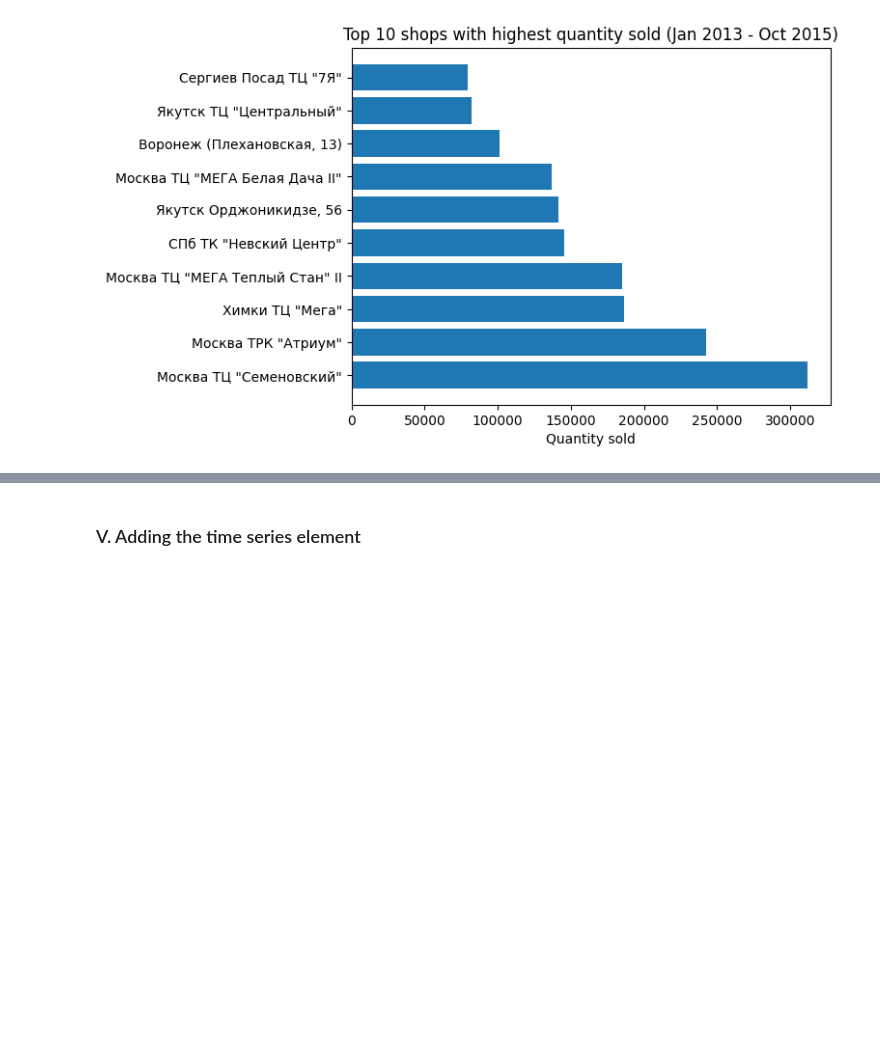
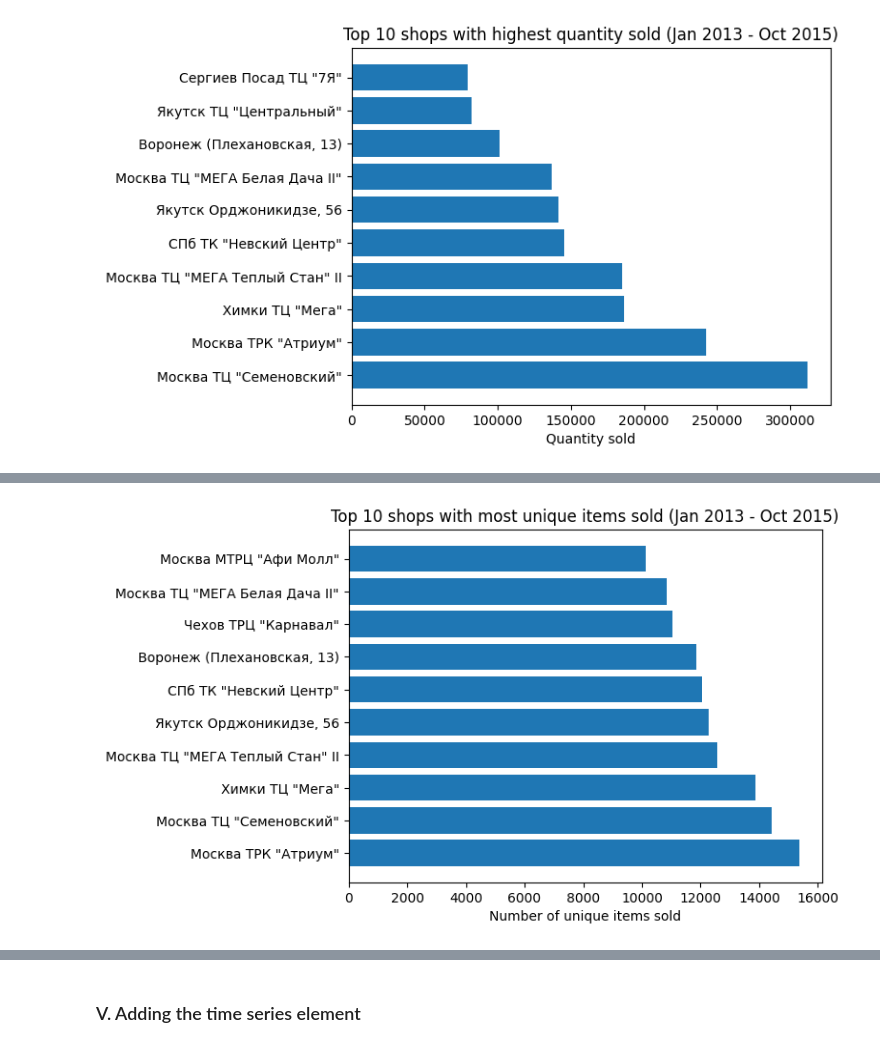
Before and after one commit to thaianle/future-sales-prediction, a Jupyter notebook: 01_analysis.ipynb, the cells around one changed output, grey strips where cells are left out. Drawn from its saved outputs; the diff is of its cells as text; code cells hidden in the pictures; blank space fills up the shorter version.

```diff
--- a/prediction_code.ipynb
+++ b/01_analysis.ipynb
@@ -543,3 +545,13 @@ ax.set_title('Top 10 shops with highest quantity sold (Jan 2013 - Oct 2015)')
 plt.show()
 # %% [output]
 [figure]
+# %%
+# Get unique (shop_id, item_id) pairs
+shop_item_unique = sales_full[['shop_id', 'shop_name', 'item_id']].copy()
+shop_item_unique.drop_duplicates(inplace = True)
+
+# Top 10 shops selling the most unique items
+shops_and_items = shop_item_unique.groupby(['shop_id', 'shop_name'], as_index = False).count()
+shops_and_items.sort_values('item_id', ascending = False, inplace = True)
+shops_and_items = shops_and_items.iloc[:10]
+shops_and_items
@@ -545,0 +570,9 @@ plt.show()
+# %%
+fig, ax = plt.subplots()
+ax.barh(shops_and_items['shop_name'], shops_and_items['item_id'])
+
+ax.set_xlabel('Number of unique items sold')
+ax.set_title('Top 10 shops with most unique items sold (Jan 2013 - Oct 2015)')
+plt.show()
+# %% [output]
+[figure, added]
```
Also changed, not shown: parts of 62 cells of this notebook, 1 other file.
